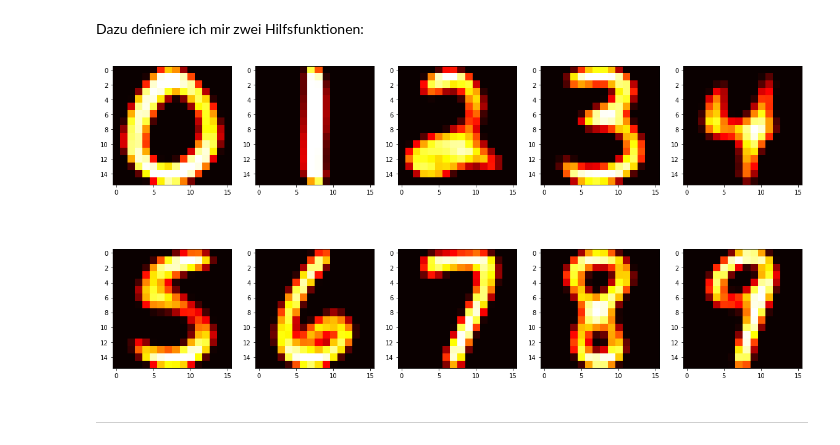
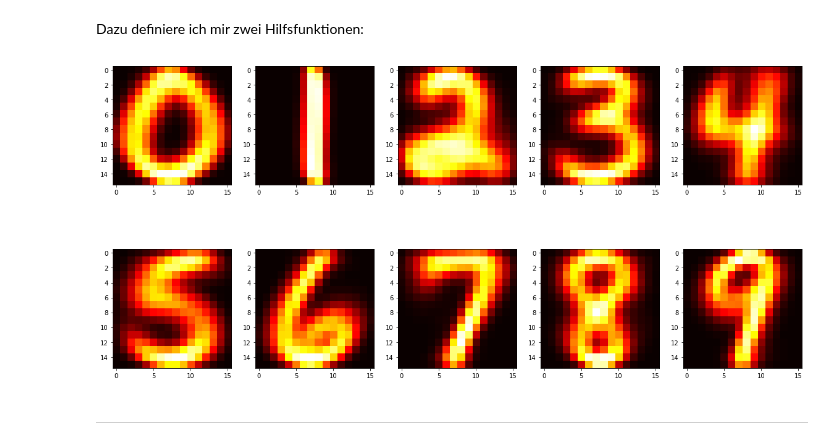
Before and after one commit to marianoju/NF_DS_1_course_material, a Jupyter notebook: descriptive_analysis/read_zip_data.ipynb, the cells around one changed output. Saved outputs shown, nothing was run; the diff lists cells and outputs as text; code cells hidden in the pictures.

Commit message:
minor update to read_zip_data notebook

```diff
--- a/descriptive_analysis/read_zip_data.ipynb
+++ b/descriptive_analysis/read_zip_data.ipynb
@@ -108,8 +110,6 @@ def getNumberImage(data, digit, aggregation):
     # bilde aus allen Bildern zu der einen Ziffer ein aggrigiertes Bild
     if(aggregation == 'median'):
         df1 = pd.DataFrame(image_data.median())
-    elif(aggregation == 'abs'):
-        df1 = pd.DataFrame(image_data.abs())
     else:
         df1 = pd.DataFrame(image_data.mean())
 
@@ -118,15 +118,15 @@ def getNumberImage(data, digit, aggregation):
 # %%
 plt.figure(1, figsize=(20, 10))
 
 for i in range(0,10):
-    image = getNumberImage(cleaned_data,i,'median')
+    image = getNumberImage(cleaned_data,i,'mean')
 
     # Call signature: subplot(nrows, ncols, index, **kwargs)
     plt.subplot(2,5, 1 + i)
     plt.imshow(image, cmap='hot', interpolation='none')
 
 plt.show()
 # %% [output]
-[figure, old version]
+[figure, new version]
 # %% [markdown]
 -----
```
Also changed, not shown: parts of 3 cells of this notebook.
